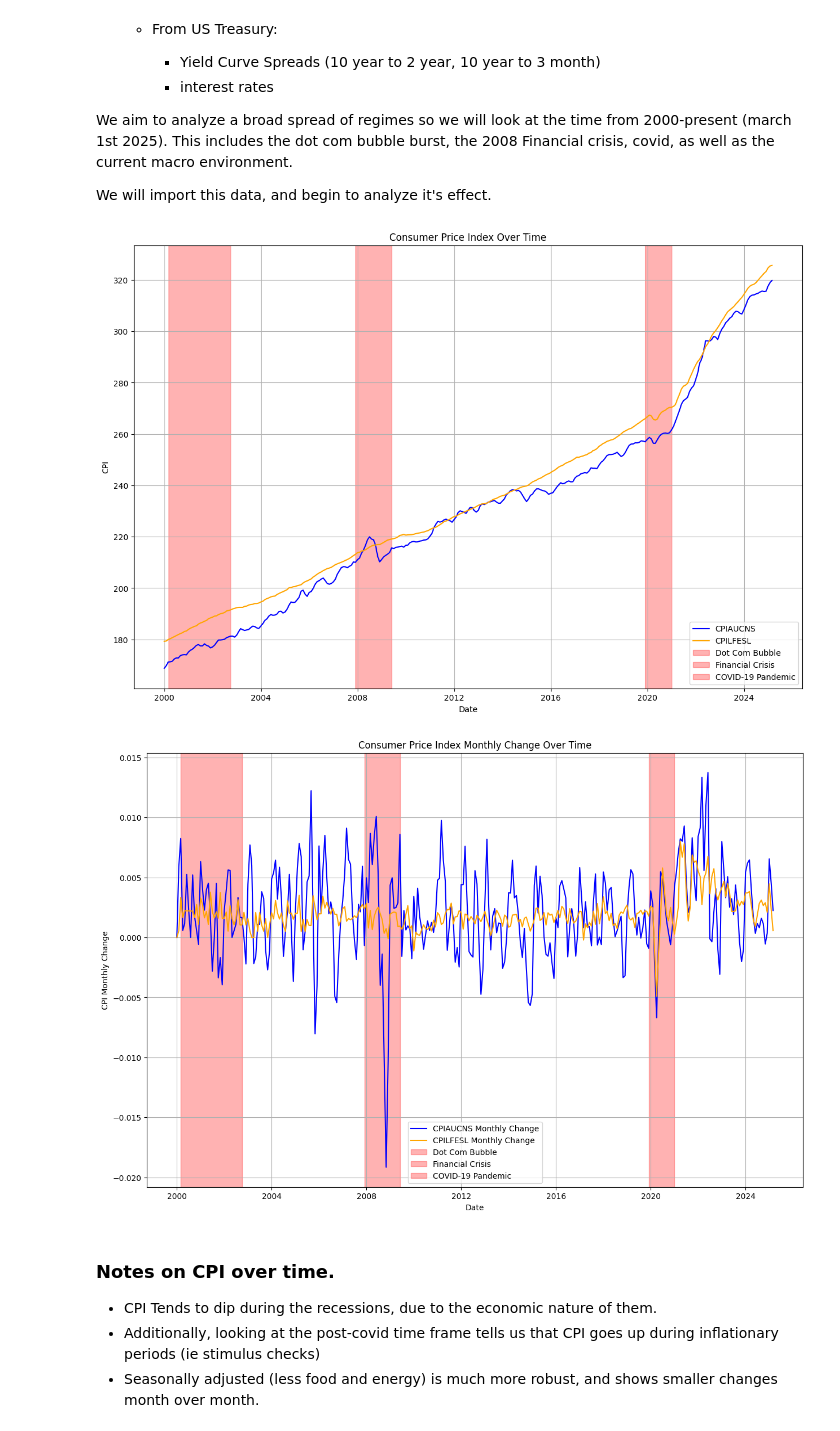
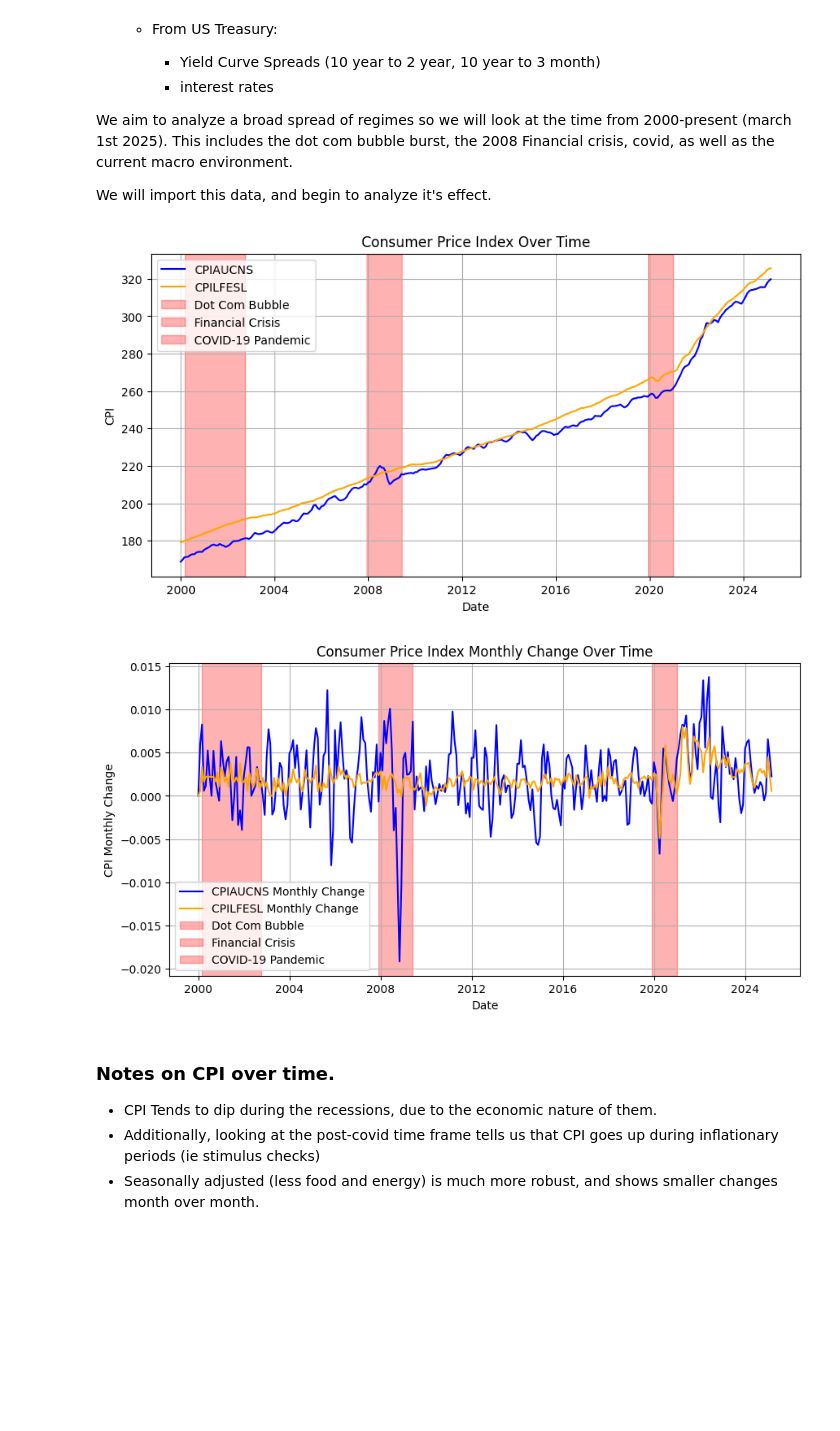
Before and after one commit to JackDamato/IC-Quant-Final-Project, a Jupyter notebook: JackDamatoFinal.ipynb, the cells around one changed output. Cells and saved outputs as stored; diff of their text form; code cells hidden in the pictures; blank space fills up the shorter version.

```diff
--- a/JackDamatoFinal.ipynb
+++ b/JackDamatoFinal.ipynb
@@ -36,24 +36,37 @@ CPIAUCNS = pd.read_csv("CPIAUCNS.csv", parse_dates=["DATE"])
 CPIAUCNS_monthly_change = CPIAUCNS.copy()
 CPIAUCNS_monthly_change["CPIAUCNS"] = CPIAUCNS["CPIAUCNS"].pct_change(periods=1) # Monthly change in CPI
 CPIAUCNS_monthly_change.iloc[0, 1] = 0 # Replace the NaN value with 0
+CPIAUCNS_monthly_change["DATE"] = pd.to_datetime(CPIAUCNS_monthly_change["DATE"])
+CPIAUCNS_monthly_change.set_index("DATE", inplace=True)
 
 # Consumer Price Index for All Urban Consumers: All Items Less Food and Energy (Seasonally adjusted)
 CPILFESL = pd.read_csv("CPILFESL.csv", parse_dates=["DATE"])
 CPILFESL_monthly_change = CPILFESL.copy()
 CPILFESL_monthly_change["CPILFESL"] = CPILFESL["CPILFESL"].pct_change(periods=1) # Monthly change in CPI
 CPILFESL_monthly_change.iloc[0, 1] = 0 # Replace the NaN value with 0
+CPILFESL_monthly_change["DATE"] = pd.to_datetime(CPILFESL_monthly_change["DATE"])
+CPILFESL_monthly_change.set_index("DATE", inplace=True)
 
 # Unemployment Rate
 UNRATE = pd.read_csv("UNRATE.csv", parse_dates=["DATE"]) # Unemployment Rate
 UNRATE_monthly_change = UNRATE.copy()
 UNRATE_monthly_change["UNRATE"] = UNRATE["UNRATE"].pct_change(periods=1) # Monthly change in Unemployment Rate
 UNRATE_monthly_change.iloc[0, 1] = 0 # Replace the NaN value with 0
+UNRATE["DATE"] = pd.to_datetime(UNRATE["DATE"])
+UNRATE.set_index("DATE", inplace=True)
 
 # Real GDP (NOTE THAT THIS IS QUARTERLY AND STOPS IN 2024 Q4 (Oct 1))
 GDP = pd.read_csv("GDPC1.csv", parse_dates=["DATE"]) # Real GDP
 GDP_quarterly_change = GDP.copy()
 GDP_quarterly_change["GDP"] = GDP["GDPC1"].pct_change(periods=1) # Quarterly change in GDP
 GDP_quarterly_change.iloc[0, 1] = 0 # Replace the NaN value with 0
+GDP["DATE"] = pd.to_datetime(GDP_quarterly_change["DATE"])
+GDP.set_index("DATE", inplace=True)
+
+# Fed Funds rate
+FEDFUNDS = pd.read_csv("FEDFUNDS.csv", parse_dates=["DATE"])
+FEDFUNDS["DATE"] = pd.to_datetime(FEDFUNDS["DATE"])
+FEDFUNDS.set_index("DATE", inplace=True)
 # %%
 # Now that the data is imported, let's graph and notice some fundamental correlations.
 # We'll also want to highlight important time periods, like the dot com bubble burst, the 2008 financial crisis, and covid
@@ -65,39 +78,39 @@ notable_date_ranges = {
     "Dot Com Bubble": ("2000-03-01", "2002-10-01"),
     "Financial Crisis": ("2007-12-01", "2009-06-01"),
     "COVID-19 Pandemic": ("2019-12-01", "2021-01-01")
 }
 # Plot the CPIs on the same graph
-plt.figure(figsize=(15, 10))
+plt.figure(figsize=(10, 5))
 plt.plot(CPIAUCNS["DATE"], CPIAUCNS["CPIAUCNS"], label="CPIAUCNS", color="blue")
 plt.plot(CPILFESL["DATE"], CPILFESL["CPILFESL"], label="CPILFESL", color="orange")
 # Highlight notable date ranges
 for label, (start, end) in notable_date_ranges.items():
     plt.axvspan(pd.to_datetime(start), pd.to_datetime(end), color='red', alpha=0.3, label=label)
 
 plt.title("Consumer Price Index Over Time")
 plt.xlabel("Date")
 plt.ylabel("CPI")
 plt.legend()
 plt.grid()
 plt.show()
 
 # Then plot the change in CPIS
-plt.figure(figsize=(15, 10))
-plt.plot(CPIAUCNS_monthly_change["DATE"], CPIAUCNS_monthly_change["CPIAUCNS"], label="CPIAUCNS Monthly Change", color="blue")
-plt.plot(CPILFESL_monthly_change["DATE"], CPILFESL_monthly_change["CPILFESL"], label="CPILFESL Monthly Change", color="orange")
+plt.figure(figsize=(10, 5))
+plt.plot(CPIAUCNS_monthly_change.index, CPIAUCNS_monthly_change["CPIAUCNS"], label="CPIAUCNS Monthly Change", color="blue")
+plt.plot(CPILFESL_monthly_change.index, CPILFESL_monthly_change["CPILFESL"], label="CPILFESL Monthly Change", color="orange")
 # Highlight notable date ranges
 for label, (start, end) in notable_date_ranges.items():
     plt.axvspan(pd.to_datetime(start), pd.to_datetime(end), color='red', alpha=0.3, label=label)
 
 plt.title("Consumer Price Index Monthly Change Over Time")
 plt.xlabel("Date")
 plt.ylabel("CPI Monthly Change")
 plt.legend()
 plt.grid()
 plt.show()
 # %% [output]
-[figure, old version]
+[figure, new version]
-[figure, old version]
+[figure, new version]
 # %% [markdown]
 ### Notes on CPI over time.
 - CPI Tends to dip during the recessions, due to the economic nature of them.
```
Also changed, not shown: parts of 14 cells of this notebook, 15 other files.
